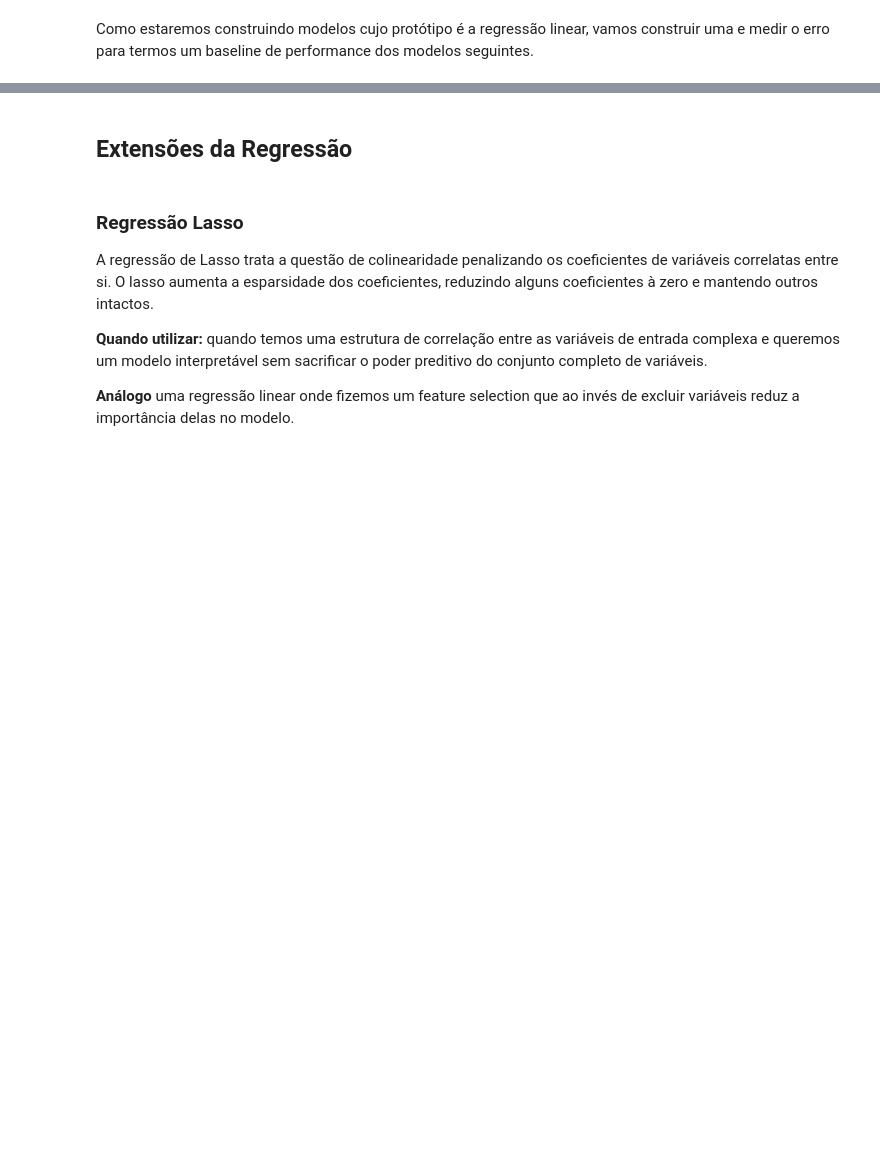
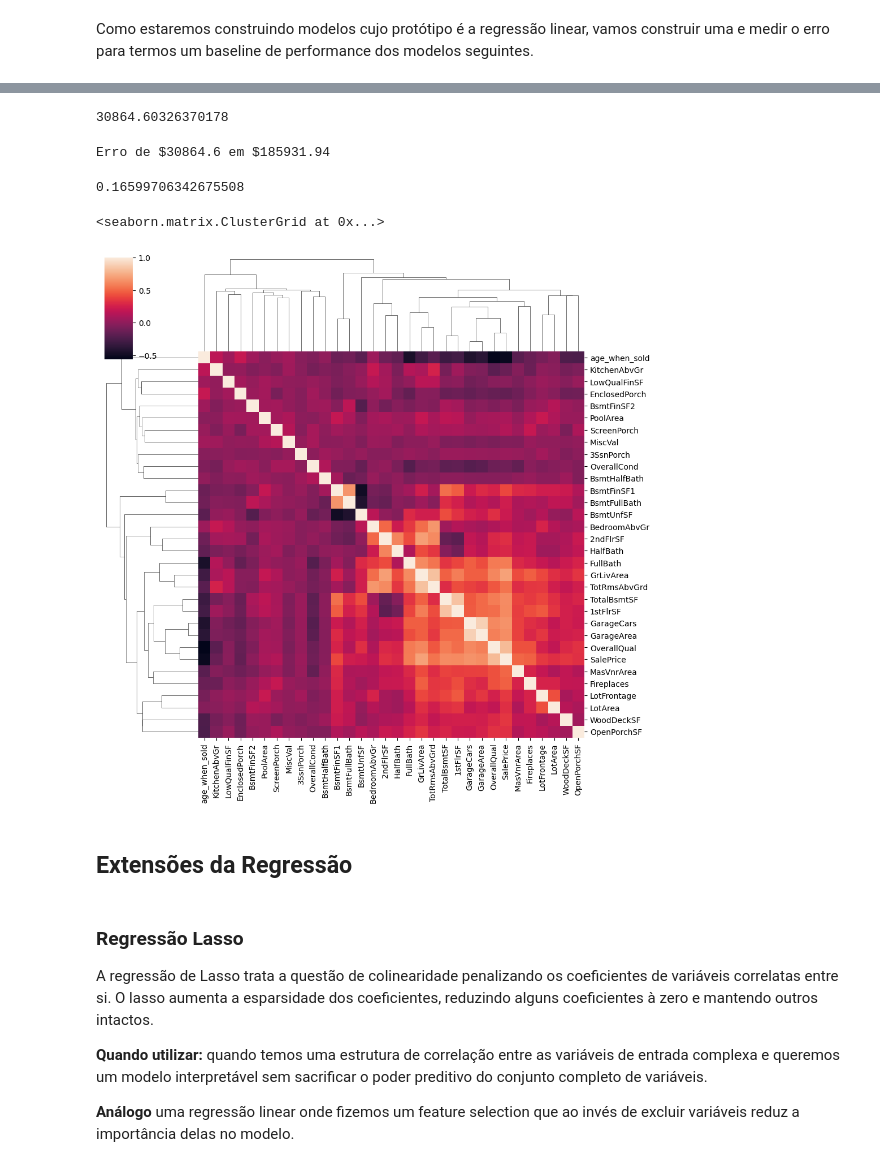
Before and after one commit to sadguilherme/99_PT_JAN2023, a Jupyter notebook: aulas/20230516 Métodos de Regressão.ipynb, the cells around one changed output, grey strips where cells are left out. Drawn from its saved outputs; the diff is of its cells as text; code cells hidden in the pictures; blank space fills up the shorter version.

```diff
--- a/aulas/20230516 Métodos de Regressão.ipynb
+++ b/aulas/20230516 Métodos de Regressão.ipynb
@@ -95,12 +196,24 @@ Como estaremos construindo modelos cujo protótipo é a regressão linear, vamos
+# %%
+from sklearn.metrics import mean_squared_error
+
+np.sqrt(mean_squared_error(y_test, y_pred))
+# %% [output]
+30864.60326370178
 # %%
-lin_fit = LinearRegression()
-lin_fit.fit(scaler.transform(X_train), y_train)
-y_pred = lin_fit.predict(scaler.transform(X_test))
-from sklearn.metrics import mean_squared_error
-
 print(
     f"Erro de ${round(np.sqrt(mean_squared_error(y_test, y_pred)), 2)} em ${round(np.mean(y_pred), 2)}"
 )
+# %% [output]
+Erro de $30864.6 em $185931.94
+# %%
+30864/185931 # MAPE -> só existe para variáveis positivas
+# %% [output]
+0.16599706342675508
+# %%
+sns.clustermap(tb_housing_num.corr())
+# %% [output]
+<seaborn.matrix.ClusterGrid at 0x...>
+[figure, added]
 # %% [markdown]
 ## Extensões da Regressão
 # %% [markdown]
```
Also changed, not shown: parts of 49 cells of this notebook, 3 other files.
